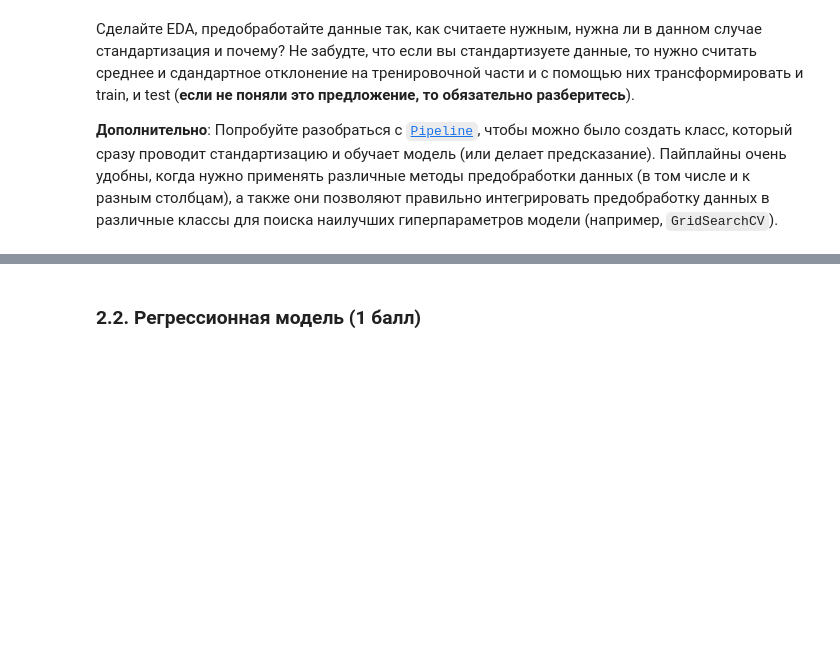
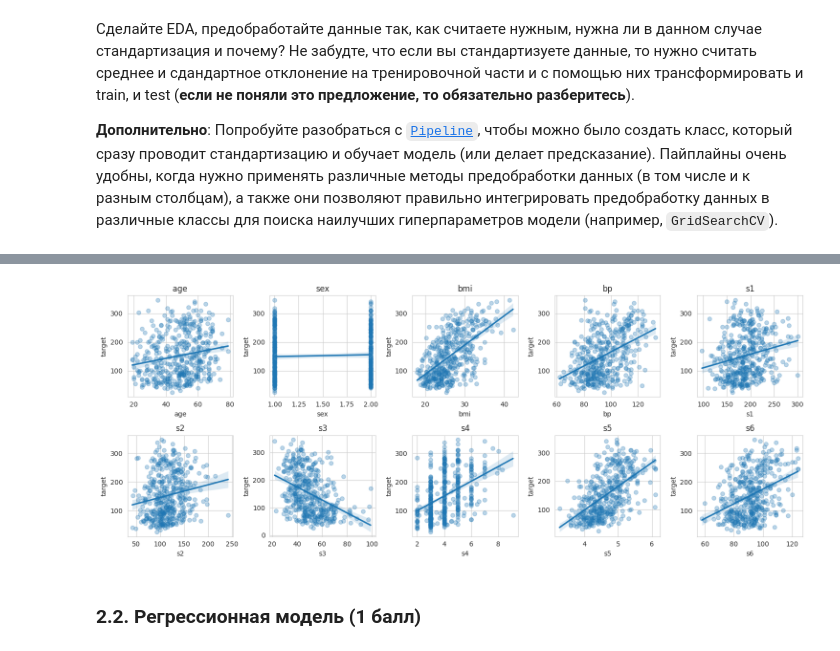
Before and after one commit to artyomtorr/BI-ML-2024, a Jupyter notebook: lecture_1_intro_knn/homework/KNN.ipynb, the cells around one changed output, grey strips where cells are left out. Saved outputs shown, nothing was run; the diff lists cells and outputs as text; code cells hidden in the pictures; blank space fills up the shorter version.

```diff
--- a/lecture_1_intro_knn/homework/KNN.ipynb
+++ b/lecture_1_intro_knn/homework/KNN.ipynb
@@ -242,3 +391,15 @@ from sklearn.pipeline import Pipeline
+# %%
+# Посмотрим на зивисимость таргетной переменной от предикторов
+df = pd.concat([X, y], axis=1)
+plt.figure(figsize=(15, 6))
+for i, col in enumerate(X.columns):
+    plt.subplot(2, 5, i + 1)
+    sns.regplot(data=df, x=col, y="target",  scatter_kws={'alpha':0.3})
+    plt.title(col)
+plt.tight_layout()
+plt.show()
+# %% [output]
+[figure, added]
 # %% [markdown]
 ### 2.2. Регрессионная модель (1 балл)
 # %% [markdown]
```
Also changed, not shown: parts of 41 cells of this notebook.
